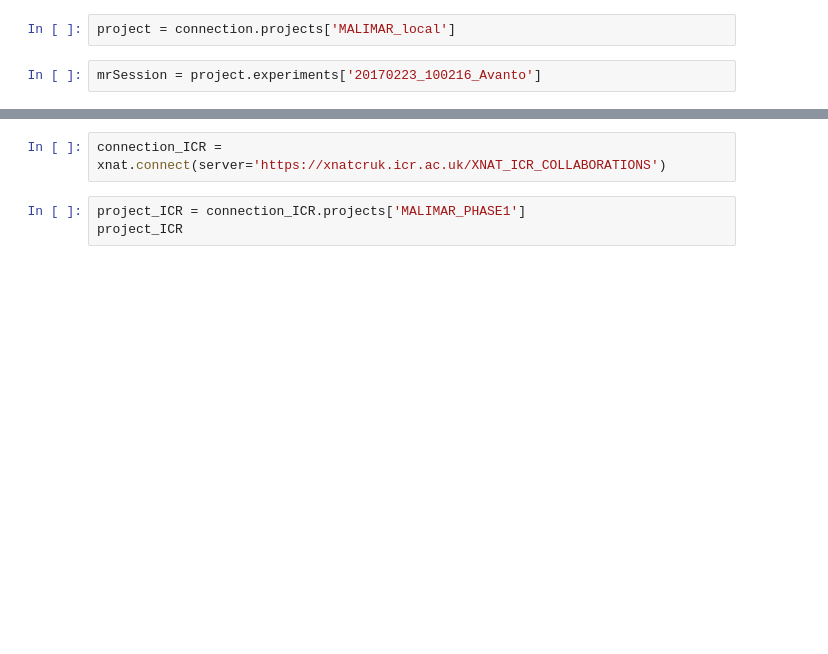
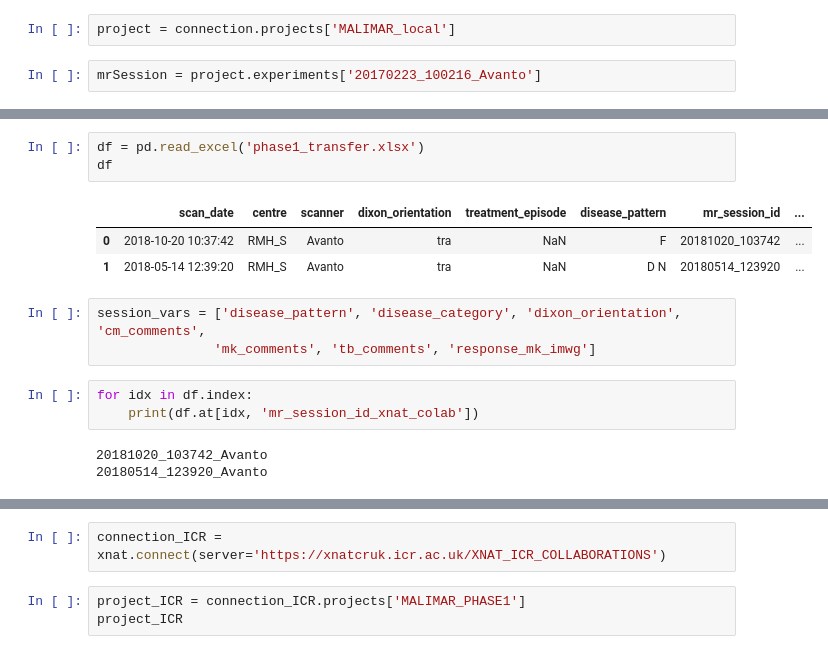
Before and after one commit to theo-barfoot/MALIMAR_data_cleaning, a Jupyter notebook: scrap.ipynb, the cells around one changed output, grey strips where cells are left out. Cells and saved outputs as stored; diff of their text form; blank space fills up the shorter version.

```diff
--- a/scrap.ipynb
+++ b/scrap.ipynb
@@ -1892,0 +1897,16 @@ project
+# %%
+df = pd.read_excel('phase1_transfer.xlsx')
+df
+# %% [output]
+|  | scan_date | centre | scanner | dixon_orientation | treatment_episode | disease_pattern | mr_session_id | ... |
+| 0 | 2018-10-20 10:37:42 | RMH_S | Avanto | tra | NaN | F | 20181020_103742 | ... |
+| 1 | 2018-05-14 12:39:20 | RMH_S | Avanto | tra | NaN | D N | 20180514_123920 | ... |
+# %%
+session_vars = ['disease_pattern', 'disease_category', 'dixon_orientation', 'cm_comments',
+               'mk_comments', 'tb_comments', 'response_mk_imwg']
+# %%
+for idx in df.index:
+    print(df.at[idx, 'mr_session_id_xnat_colab'])
+# %% [output]
+20181020_103742_Avanto
+20180514_123920_Avanto
```
Also changed, not shown: parts of 27 cells of this notebook, 3 other files.
